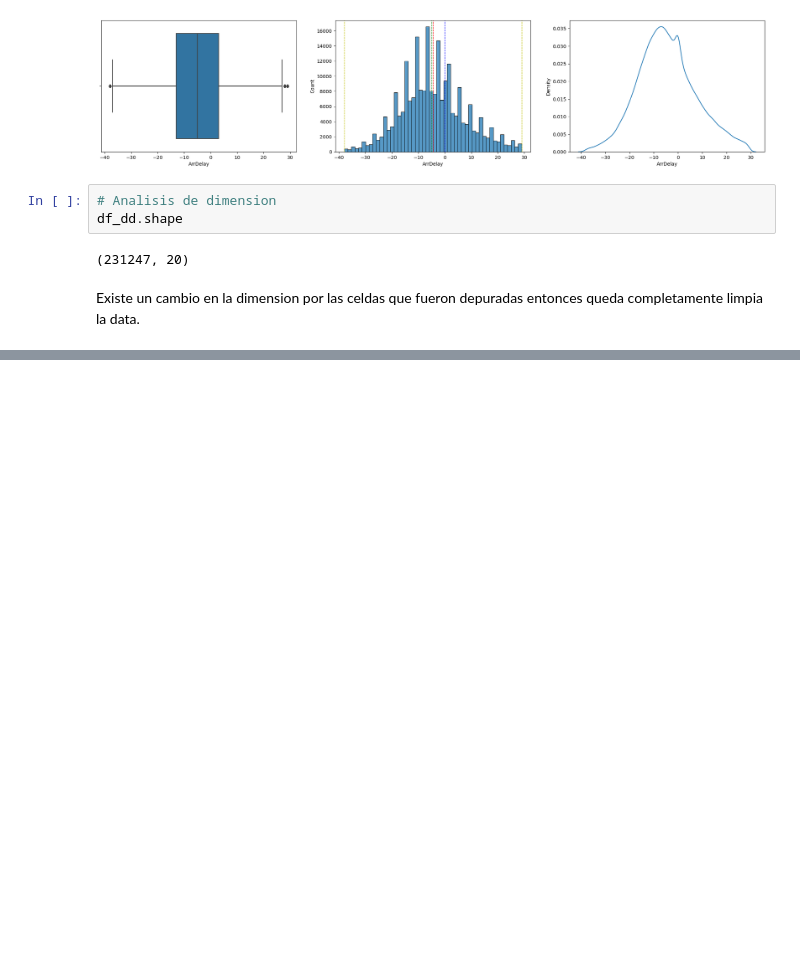
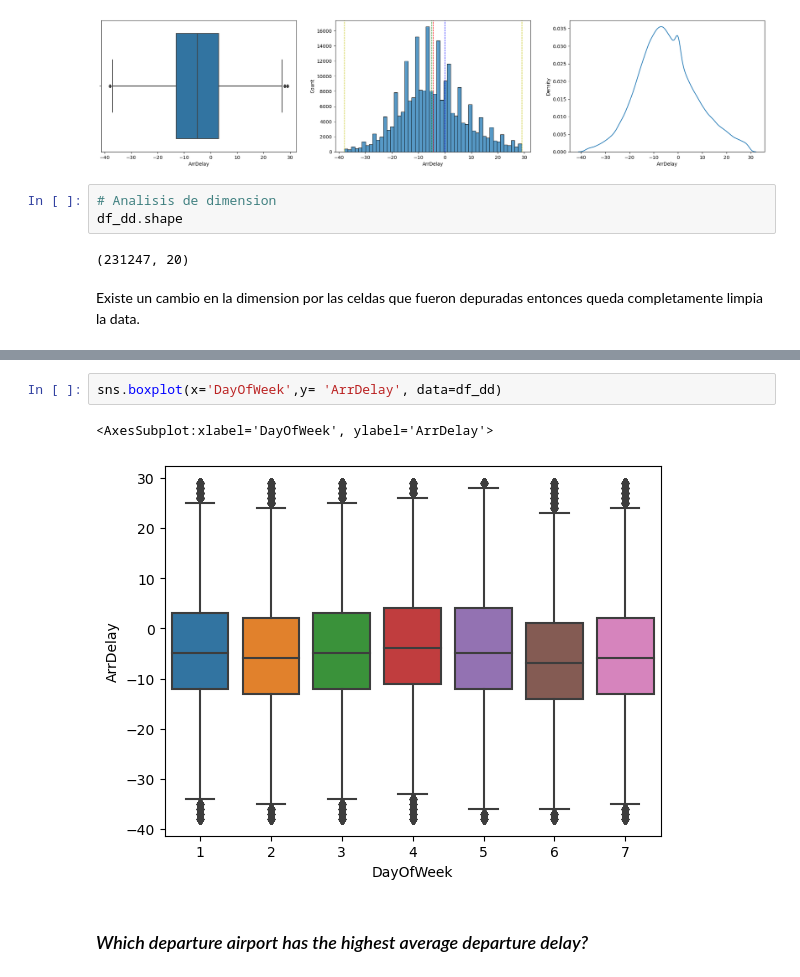
Before and after one commit to PhiofS/ms-dscience, a Jupyter notebook: exploracion-analisis-datos/flight-challenge.ipynb, the cells around one changed output, grey strips where cells are left out. Cells and saved outputs as stored; diff of their text form; blank space fills up the shorter version.

```diff
--- a/exploracion-analisis-datos/flight-challenge.ipynb
+++ b/exploracion-analisis-datos/flight-challenge.ipynb
@@ -192,0 +355,7 @@ Existe un cambio en la dimension por las celdas que fueron depuradas entonces qu
+# %%
+sns.boxplot(x='DayOfWeek',y= 'ArrDelay', data=df_dd)
+# %% [output]
+<AxesSubplot:xlabel='DayOfWeek', ylabel='ArrDelay'>
+[figure, added]
+# %% [markdown]
+### *Which departure airport has the highest average departure delay?*
```
Also changed, not shown: parts of 23 cells of this notebook.
